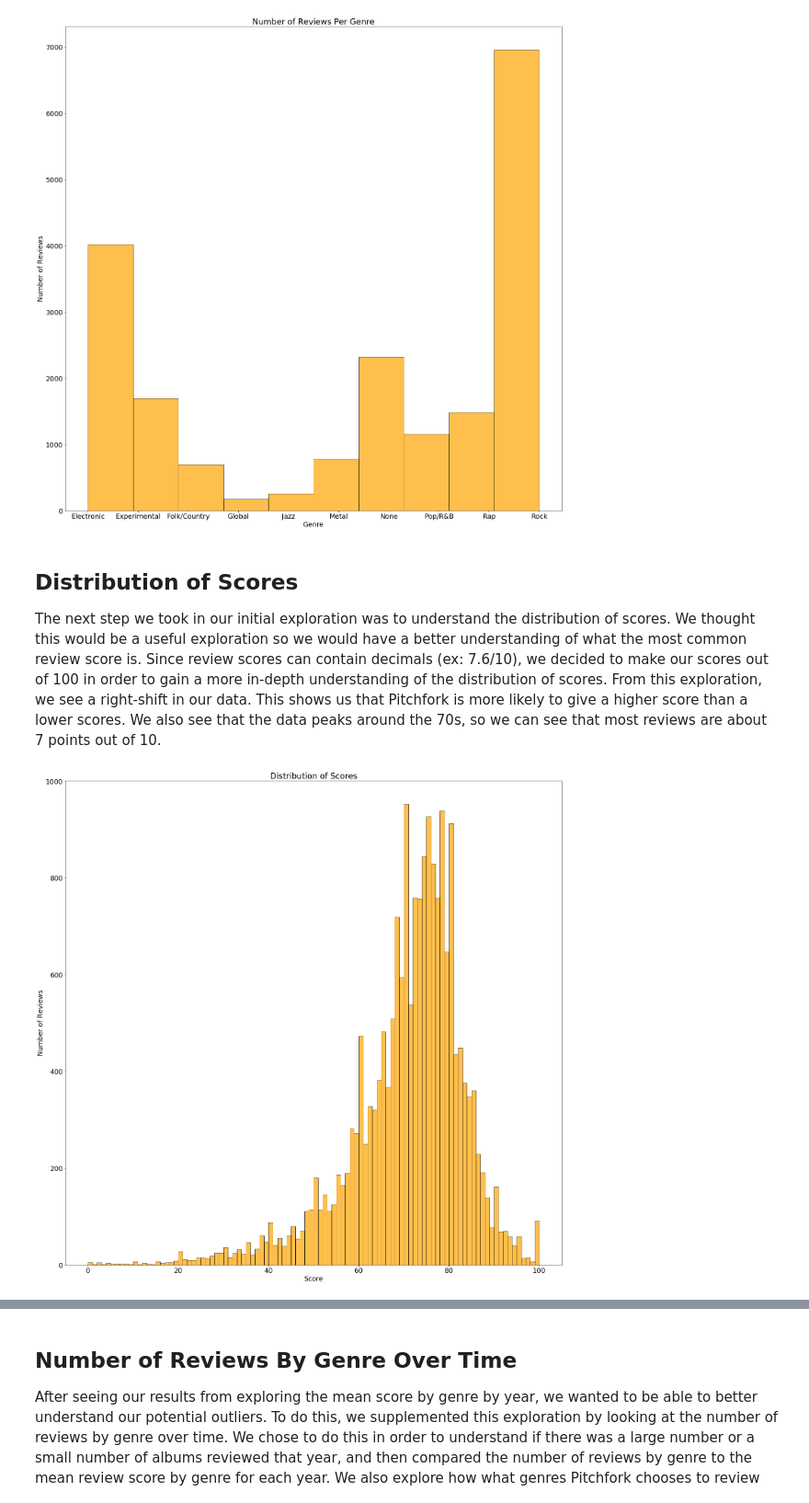
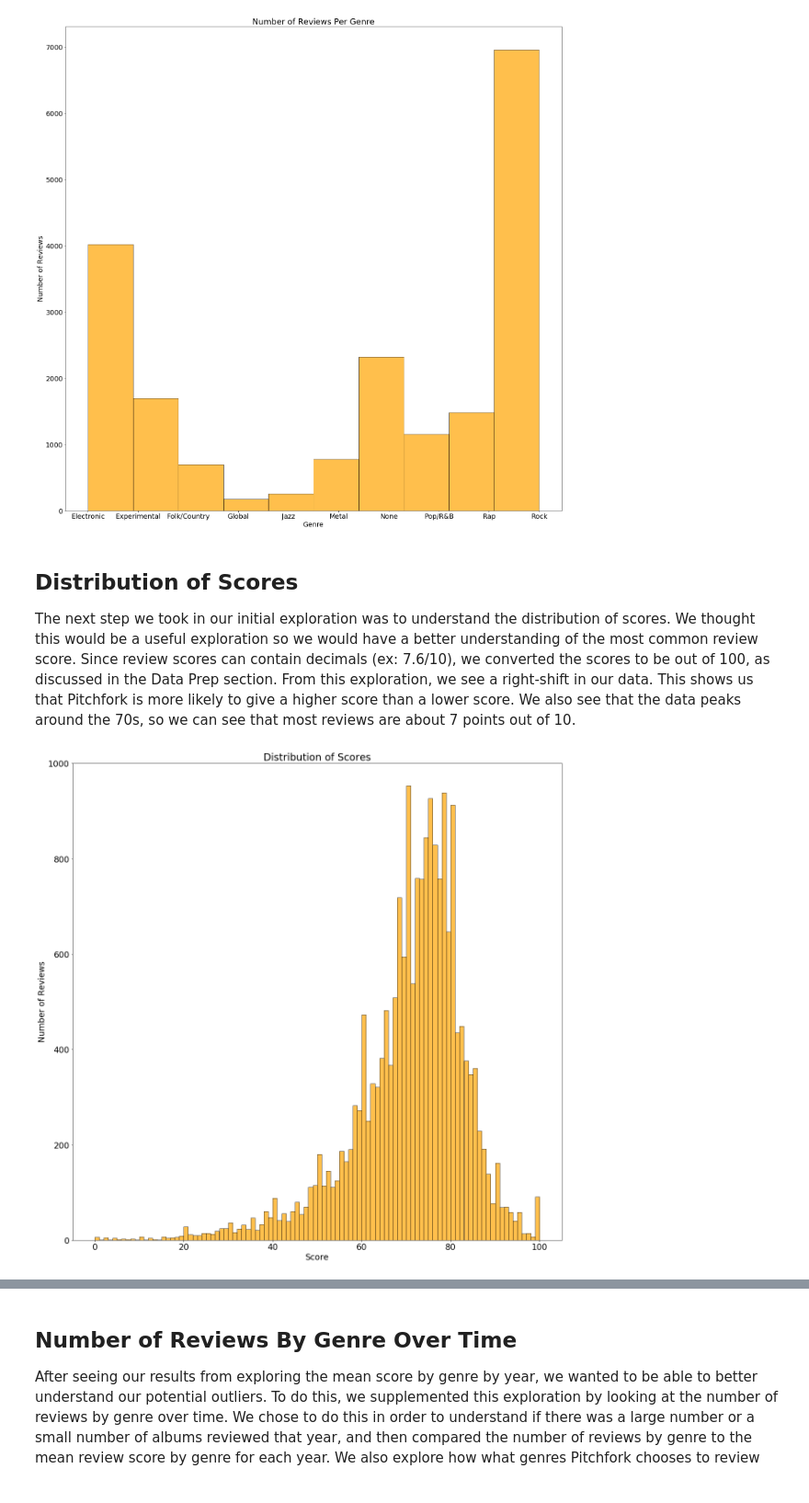
Before and after one commit to abourn/370-final, a Jupyter notebook: pitchfork.ipynb, the cells around one changed output, grey strips where cells are left out. Shown at 92% size. Saved outputs shown, nothing was run; the diff lists cells and outputs as text; code cells hidden in the pictures.

```diff
--- a/pitchfork.ipynb
+++ b/pitchfork.ipynb
@@ -198,17 +198,17 @@ plt.show()
 [figure]
 # %% [markdown]
 ## Distribution of Scores
-The next step we took in our initial exploration was to understand the distribution of scores. We thought this would be a useful exploration so we would have a better understanding of what the most common review score is. Since review scores can contain decimals (ex: 7.6/10), we decided to make our scores out of 100 in order to gain a more in-depth understanding of the distribution of scores. From this exploration, we see a right-shift in our data. This shows us that Pitchfork is more likely to give a higher score than a lower scores. We also see that the data peaks around the 70s, so we can see that most reviews are about 7 points out of 10.
+The next step we took in our initial exploration was to understand the distribution of scores. We thought this would be a useful exploration so we would have a better understanding of the most common review score. Since review scores can contain decimals (ex: 7.6/10), we converted the scores to be out of 100, as discussed in the Data Prep section. From this exploration, we see a right-shift in our data. This shows us that Pitchfork is more likely to give a higher score than a lower score. We also see that the data peaks around the 70s, so we can see that most reviews are about 7 points out of 10.
 # %%
 # Distribution of scores
-plt.figure(figsize=(25, 25))
+plt.figure(figsize=(20, 20))
 plt.rcParams.update({'font.size': 19})
 plt.hist(data['score_of_100'], bins=100, color='orange', alpha=0.7, edgecolor='black')
 plt.title("Distribution of Scores")
 plt.xlabel("Score")
 plt.ylabel("Number of Reviews")
 plt.show()
 # %% [output]
-[figure, old version]
+[figure, new version]
 # %% [markdown]
 ## Word Count
```
Also changed, not shown: parts of 13 cells of this notebook.
